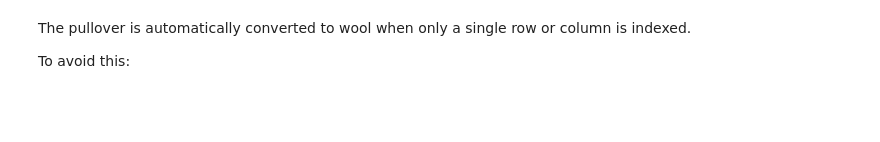
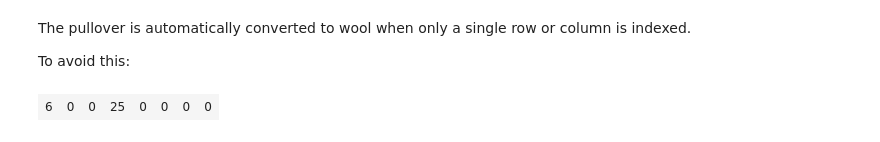
Before and after one commit to mkozturk/CMPE140, a Jupyter notebook: ps/CMPE_140_08_PS.ipynb, the cells around one changed output. Drawn from its saved outputs; the diff is of its cells as text; code cells hidden in the pictures; blank space fills up the shorter version.

```diff
--- a/ps/CMPE_140_08_PS.ipynb
+++ b/ps/CMPE_140_08_PS.ipynb
@@ -369,5 +705,7 @@ The pullover is automatically converted to wool when only a single row or column
 
 To avoid this:
 # %%
-class(chess_mat4[1,,drop = F])
+chess_mat4[1,,drop = F]
+# %% [output]
+| 6 | 0 | 0 | 25 | 0 | 0 | 0 | 0 |
 # %%
```
Also changed, not shown: parts of 56 cells of this notebook, 1 other file.
